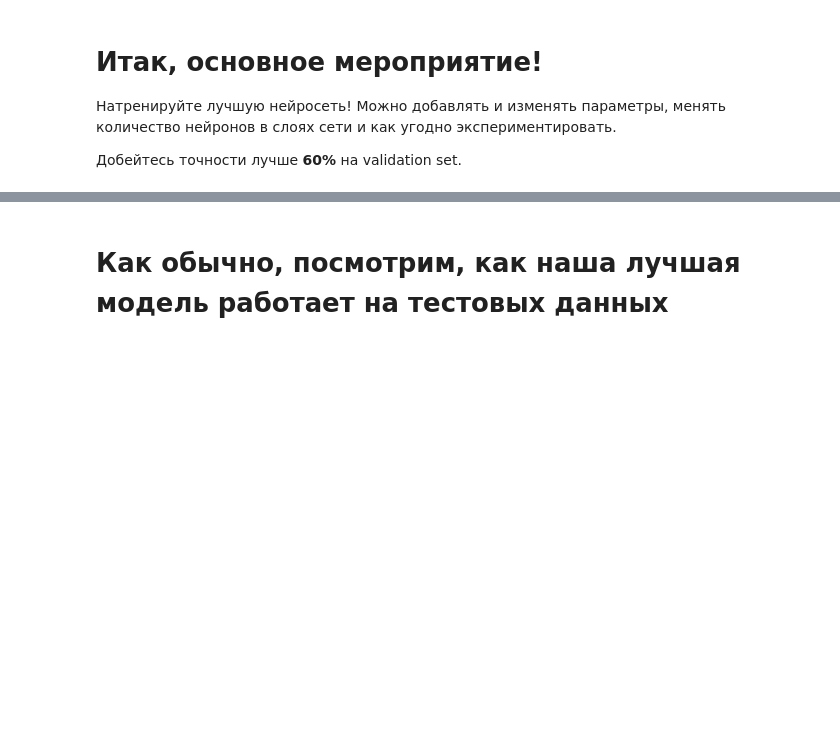
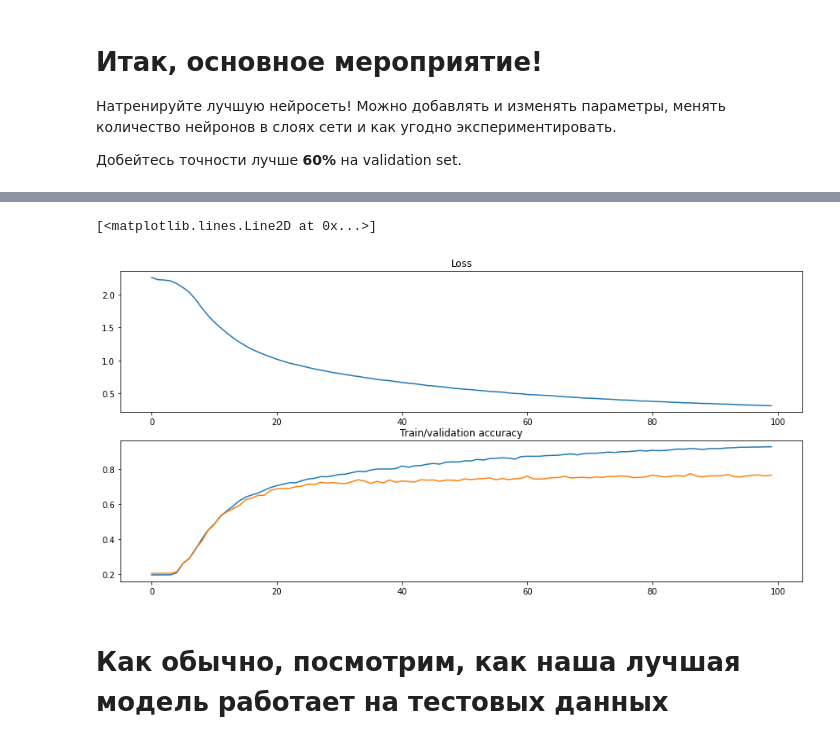
Before and after one commit to gguman/dlcourse_ai, a Jupyter notebook: assignments/assignment2/Neural Network.ipynb, the cells around one changed output, grey strips where cells are left out. Saved outputs shown, nothing was run; the diff lists cells and outputs as text; code cells hidden in the pictures; blank space fills up the shorter version.

```diff
--- a/assignments/assignment2/Neural Network.ipynb
+++ b/assignments/assignment2/Neural Network.ipynb
@@ -285,12 +492,15 @@ print('best validation accuracy achieved: %f' % best_val_accuracy)
 # %%
 plt.figure(figsize=(15, 7))
 plt.subplot(211)
 plt.title("Loss")
-plt.plot(loss_history)
+plt.plot(loss_history[0])
 plt.subplot(212)
 plt.title("Train/validation accuracy")
-plt.plot(train_history)
+plt.plot(train_history[0])
 plt.plot(val_history)
+# %% [output]
+[<matplotlib.lines.Line2D at 0x...>]
+[figure, added]
 # %% [markdown]
 # Как обычно, посмотрим, как наша лучшая модель работает на тестовых данных
 # %%
```
Also changed, not shown: parts of 11 cells of this notebook, 5 other files.
